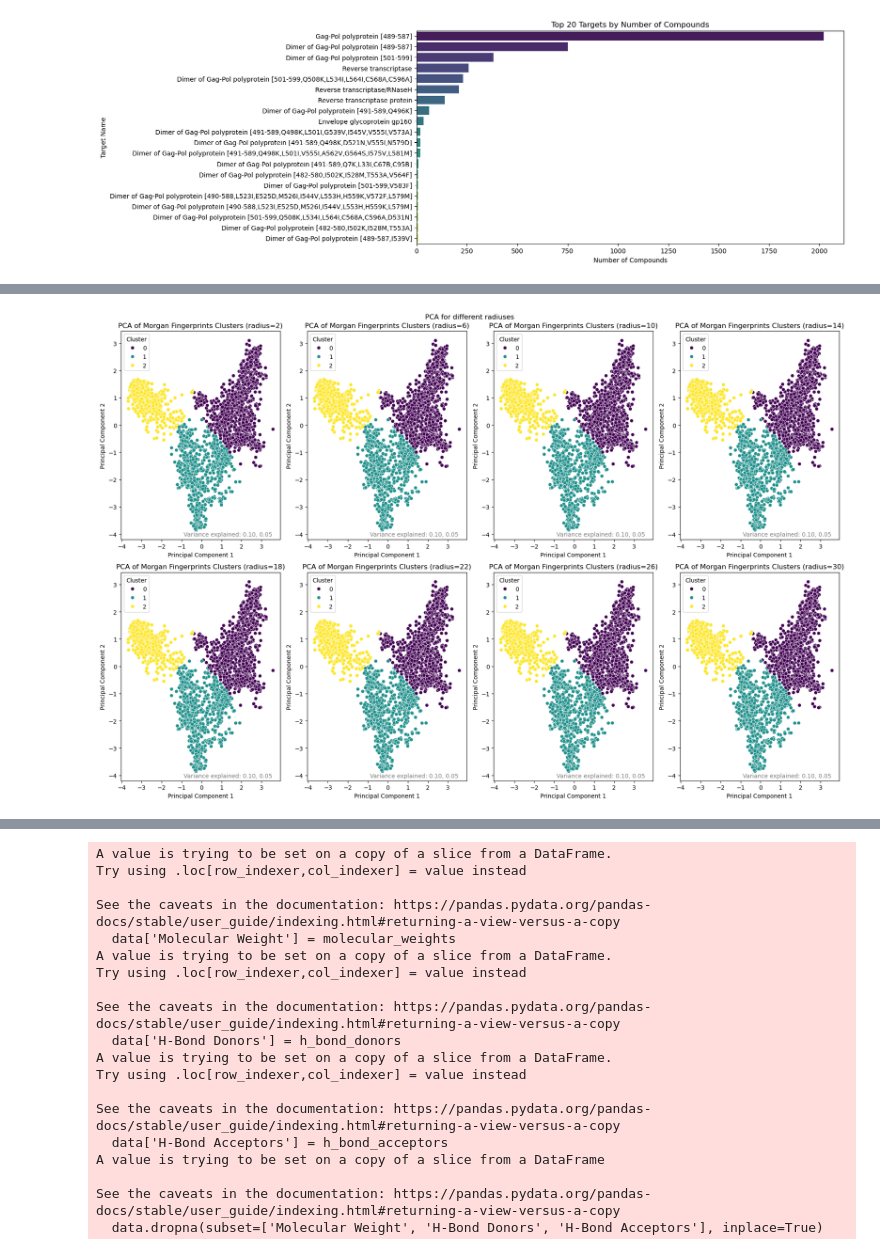
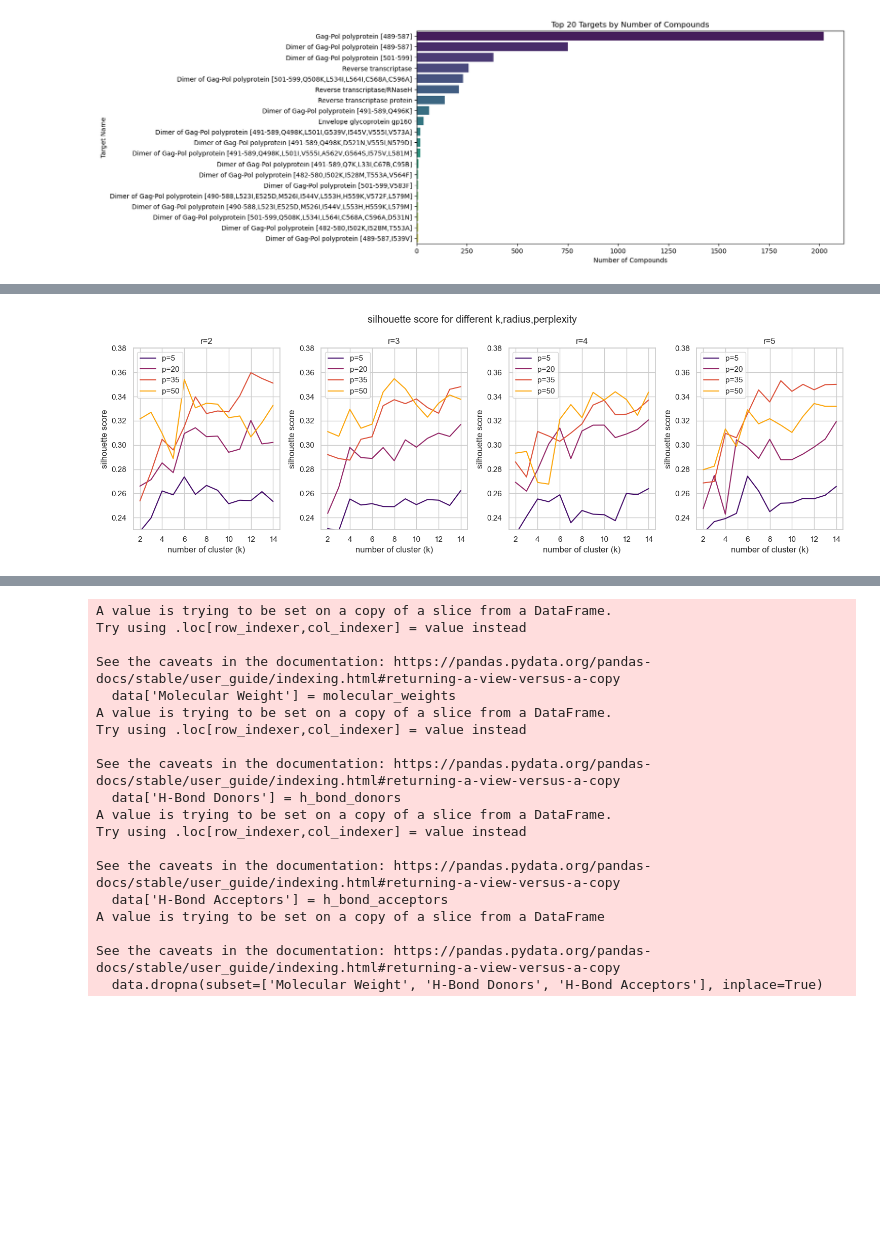
Before and after one commit to epfl-ada/ada-2024-project-trendtrackers, a Jupyter notebook: project_clusteringSMiles.ipynb, the cells around one changed output, grey strips where cells are left out. Cells and saved outputs as stored; diff of their text form; code cells hidden in the pictures; blank space fills up the shorter version.

```diff
--- a/project_clusteringSMiles.ipynb
+++ b/project_clusteringSMiles.ipynb
@@ -165,25 +206,19 @@ doing radius 30
-# %%
-fig, axes = plt.subplots(ncols=ncols,nrows=nrows, figsize=(18, 12))
-for idx, ax in enumerate(axes.flatten()):
-    # Add PCA results to a DataFrame for easier plotting¨
-    kmeans = KMeans(n_clusters=3, random_state=42)
-    kmeans.fit(pca_results[idx])
-    pca_df = pd.DataFrame(pca_results[idx], columns=['PCA1', 'PCA2'])
-    pca_df['Cluster'] = kmeans.labels_  # Assuming 'kmeans' is the model fitted with an optimal k
-
-    # Visualize the PCA result
-
-    sns.scatterplot(x='PCA1', y='PCA2', hue='Cluster', data=pca_df, palette='viridis', ax=ax)
-    ax.set_title(f'PCA of Morgan Fingerprints Clusters (radius={radiuses[idx]})')
-    ax.set_xlabel('Principal Component 1')
-    ax.set_ylabel('Principal Component 2')
-
-    ax.text(0.95, 0.01, f'Variance explained: {variance_explained[idx][0]:.2f}, {variance_explained[idx][1]:.2f}',
-            verticalalignment='bottom', horizontalalignment='right',
-            transform=ax.transAxes, color='gray', fontsize=10)
-
-plt.suptitle('PCA for different radiuses')
-plt.tight_layout()
-plt.show()
-# %% [output]
-[figure, removed]
+# %%
+fig, axes = plt.subplots(nrows=1,ncols=ncols,figsize=(15,5))
+axes = axes.flatten()
+palette = sns.color_palette("inferno", n_colors=len(perplexities))
+for idx_r, row in enumerate(s_scores):
+    for idx_p, s_score in enumerate(row):
+        axes[idx_r].plot(Ks,s_score,label=f'p={perplexities[idx_p]}',color=palette[idx_p])
+    axes[idx_r].legend()
+    axes[idx_r].xaxis.set_major_locator(MaxNLocator(integer=True))
+    axes[idx_r].set_xlabel('number of cluster (k)')
+    axes[idx_r].set_ylabel('silhouette score')
+    axes[idx_r].set_ylim(0.23,0.38)
+    axes[idx_r].set_title(f'r={radiuses[idx_r]}')
+
+plt.suptitle('silhouette score for different k,radius,perplexity')
+plt.tight_layout()
+plt.show()
+# %% [output]
+[figure, added]
```
Also changed, not shown: parts of 13 cells of this notebook, 2 other files.
